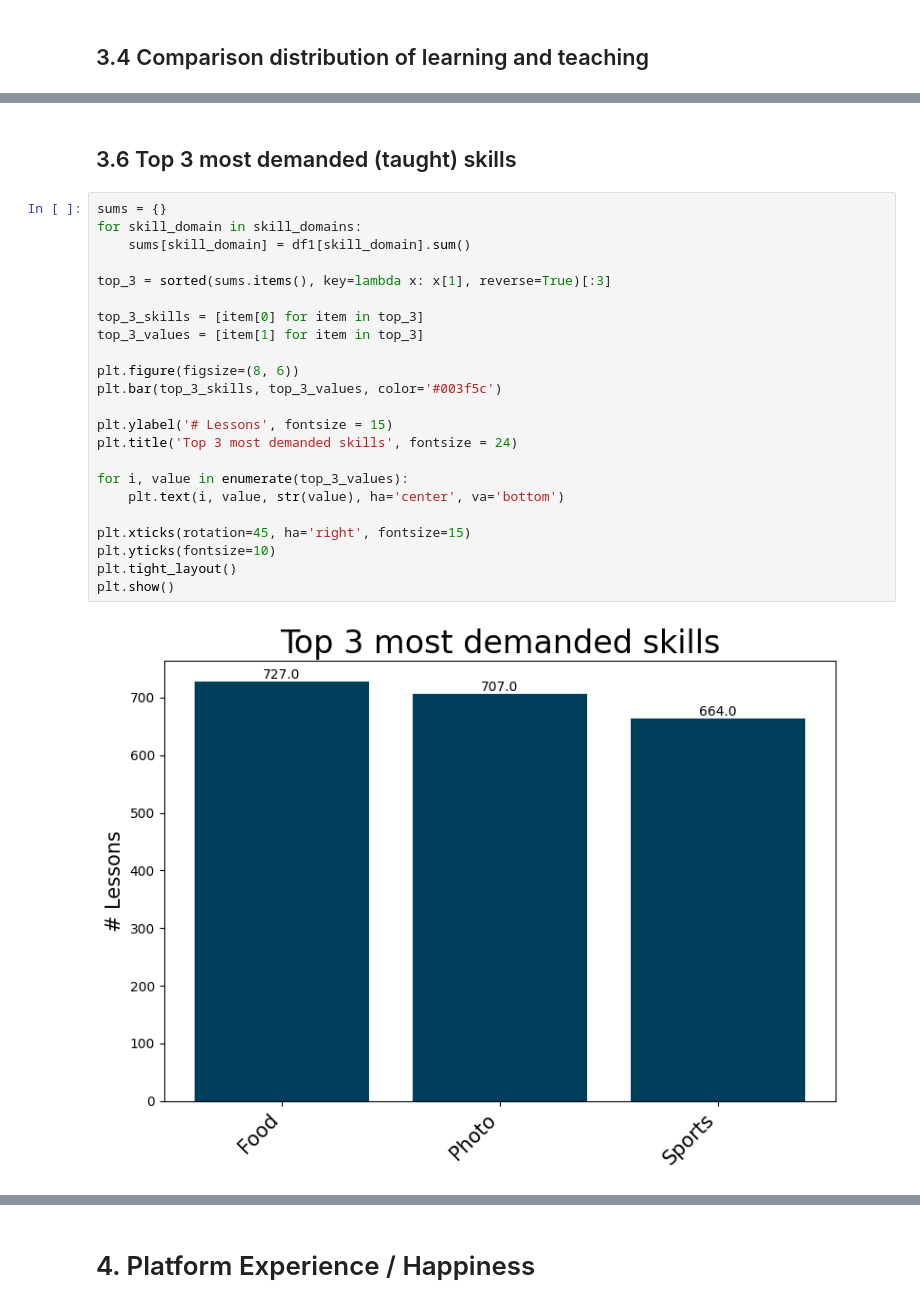
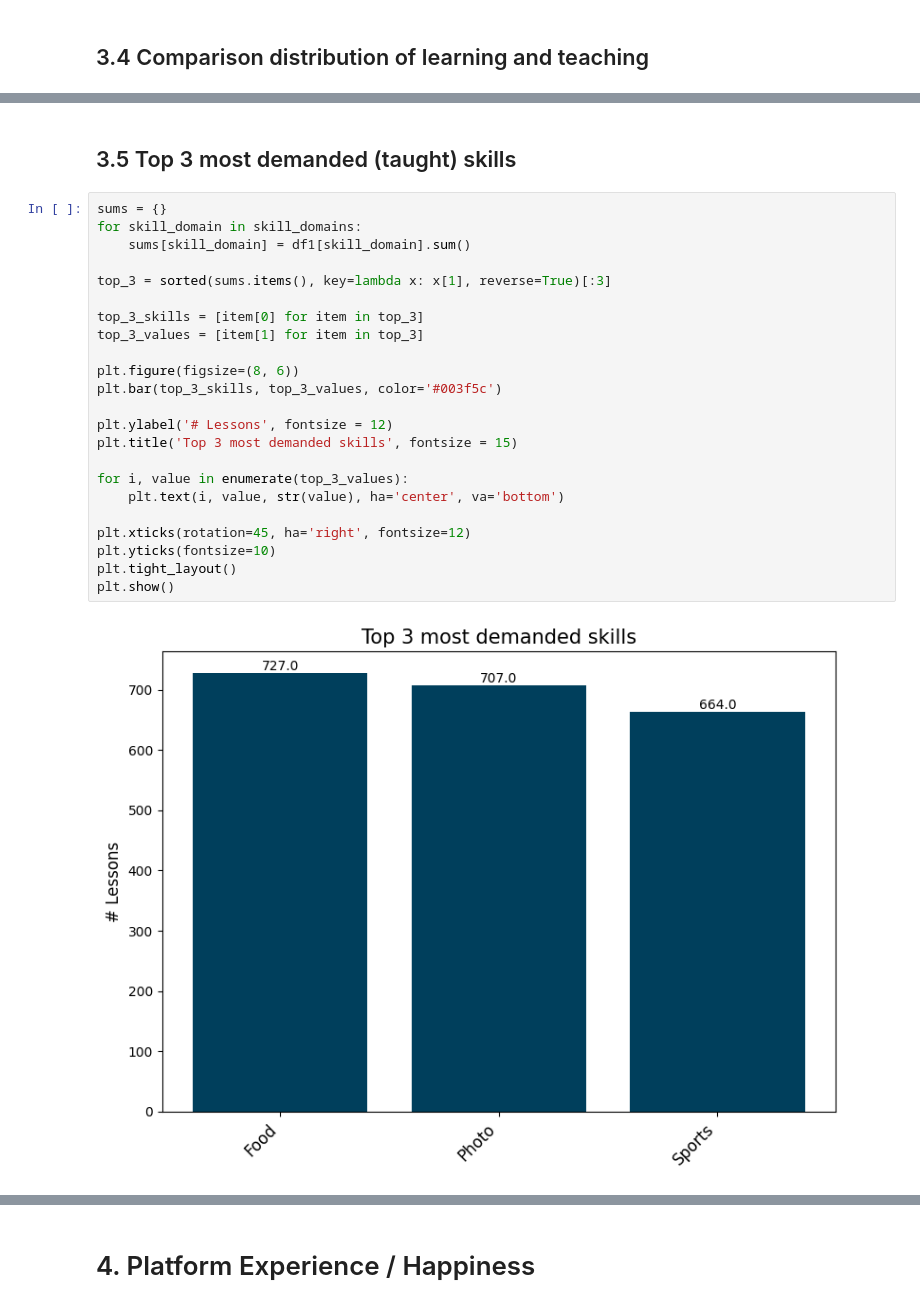
Before and after one commit to TechLabs-Berlin/ws24-skillswap, a Jupyter notebook: DS/01_Notebooks/02_Features_Insights/03_Exploratory_Data_Analysis/Exploratory.data.analysis.ipynb, the cells around one changed output, grey strips where cells are left out. Saved outputs shown, nothing was run; the diff lists cells and outputs as text.

```diff
--- a/DS/01_Notebooks/02_Features_Insights/03_Exploratory_Data_Analysis/Exploratory.data.analysis.ipynb
+++ b/DS/01_Notebooks/02_Features_Insights/03_Exploratory_Data_Analysis/Exploratory.data.analysis.ipynb
@@ -288,27 +250,27 @@ plt.show()
 # %% [markdown]
-## 3.6 Top 3 most demanded (taught) skills
+## 3.5 Top 3 most demanded (taught) skills
 # %%
 sums = {}
 for skill_domain in skill_domains:
     sums[skill_domain] = df1[skill_domain].sum()
 
 top_3 = sorted(sums.items(), key=lambda x: x[1], reverse=True)[:3]
 
 top_3_skills = [item[0] for item in top_3]
 top_3_values = [item[1] for item in top_3]
 
 plt.figure(figsize=(8, 6))
 plt.bar(top_3_skills, top_3_values, color='#003f5c')
 
-plt.ylabel('# Lessons', fontsize = 15)
-plt.title('Top 3 most demanded skills', fontsize = 24)
+plt.ylabel('# Lessons', fontsize = 12)
+plt.title('Top 3 most demanded skills', fontsize = 15)
 
 for i, value in enumerate(top_3_values):
     plt.text(i, value, str(value), ha='center', va='bottom')
 
-plt.xticks(rotation=45, ha='right', fontsize=15)
+plt.xticks(rotation=45, ha='right', fontsize=12)
 plt.yticks(fontsize=10)
 plt.tight_layout()
 plt.show()
 # %% [output]
-[figure, old version]
+[figure, new version]
```
Also changed, not shown: parts of 17 cells of this notebook.
